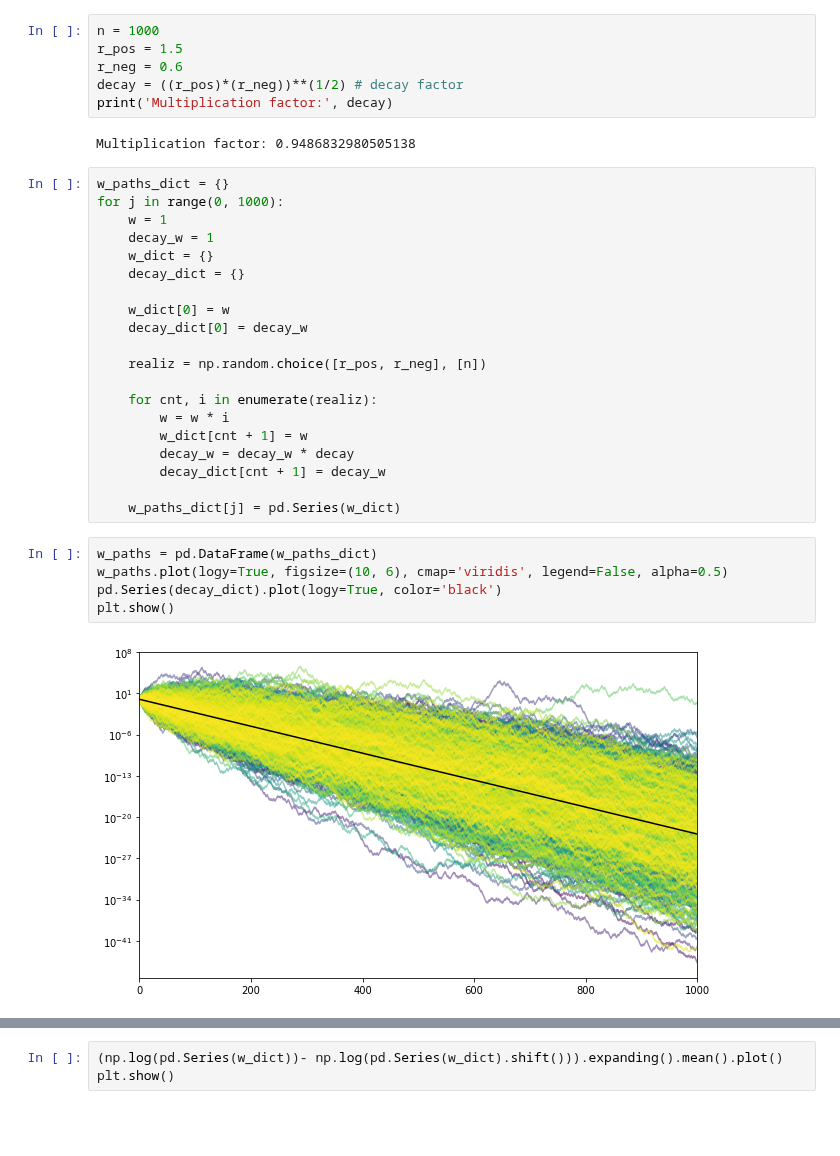
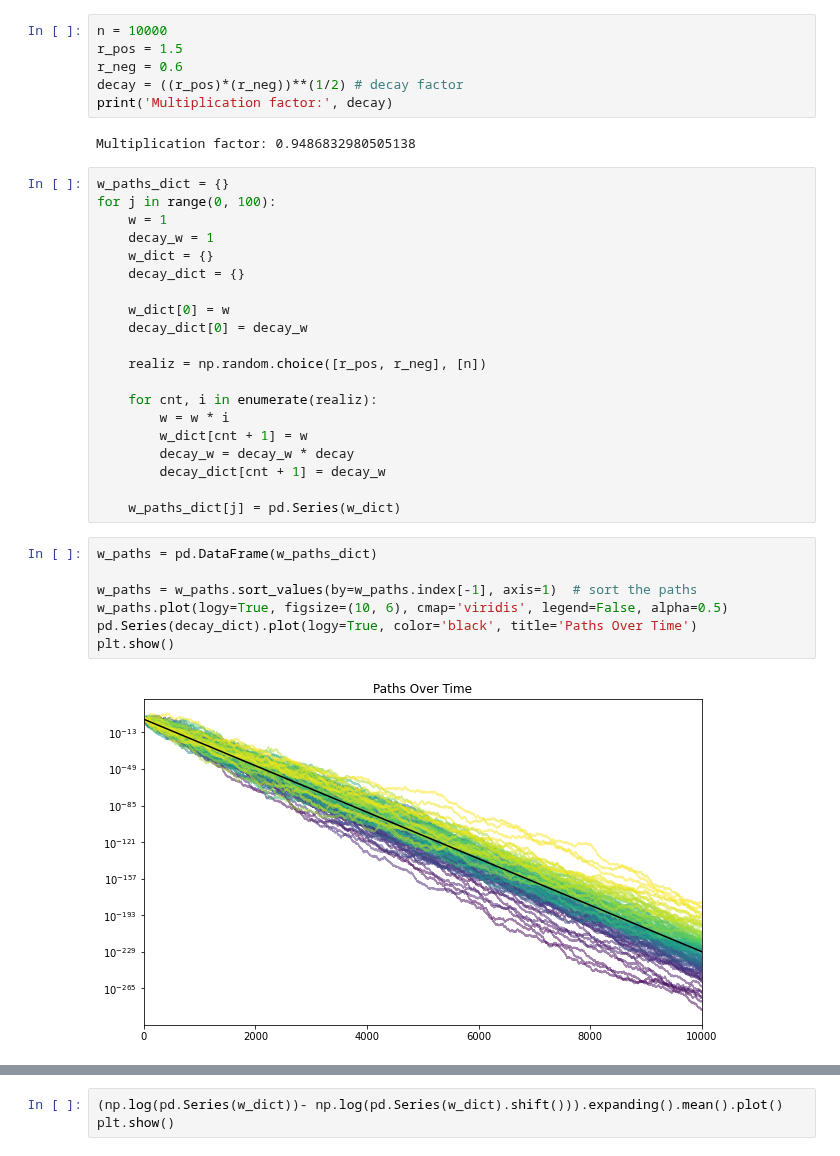
Before and after one commit to lucaberlanda/Magazzino, a Jupyter notebook: Economics/Ergodicity.ipynb, the cells around one changed output, grey strips where cells are left out. Cells and saved outputs as stored; diff of their text form; blank space fills up the shorter version.

```diff
--- a/Economics/Ergodicity.ipynb
+++ b/Economics/Ergodicity.ipynb
@@ -26,5 +45,5 @@ $$ \ln \bar r \approx -5.1 \%$$
 # %%
-n = 1000
+n = 10000
 r_pos = 1.5
 r_neg = 0.6
 decay = ((r_pos)*(r_neg))**(1/2) # decay factor
@@ -33,7 +52,7 @@ print('Multiplication factor:', decay)
 Multiplication factor: 0.9486832980505138
 # %%
 w_paths_dict = {}
-for j in range(0, 1000):
+for j in range(0, 100):
     w = 1
     decay_w = 1
     w_dict = {}
@@ -53,8 +72,10 @@ for j in range(0, 1000):
     w_paths_dict[j] = pd.Series(w_dict)
 # %%
 w_paths = pd.DataFrame(w_paths_dict)
+
+w_paths = w_paths.sort_values(by=w_paths.index[-1], axis=1)  # sort the paths
 w_paths.plot(logy=True, figsize=(10, 6), cmap='viridis', legend=False, alpha=0.5)
-pd.Series(decay_dict).plot(logy=True, color='black')
+pd.Series(decay_dict).plot(logy=True, color='black', title='Paths Over Time')
 plt.show()
 # %% [output]
-[figure, old version]
+[figure, new version]
```
Also changed, not shown: parts of 26 cells of this notebook, 37 other files.
